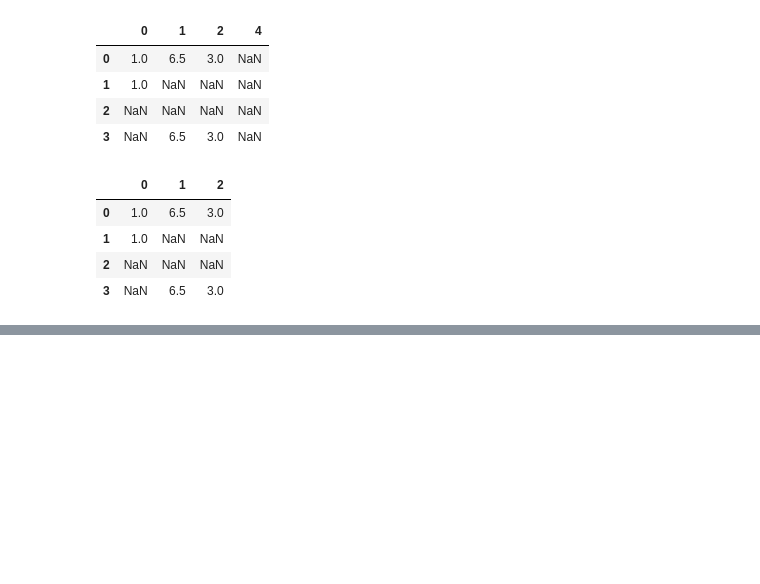
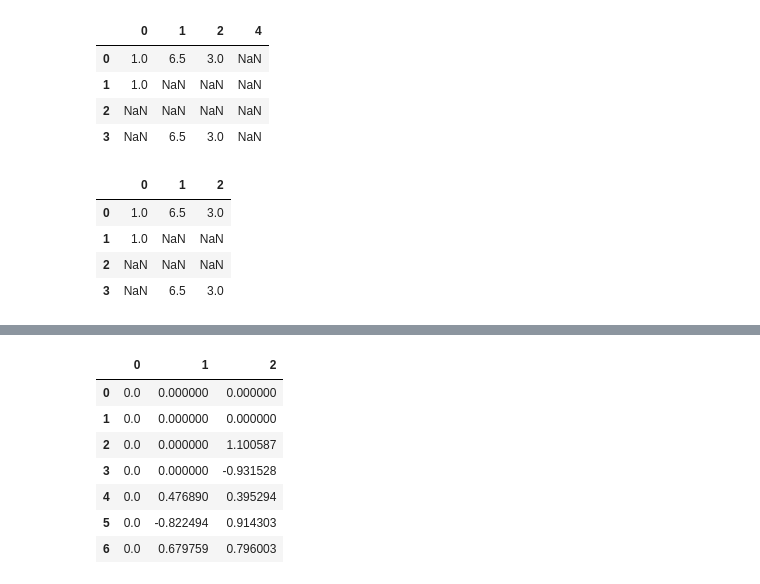
Before and after one commit to valdenio458/livro-python-para-analise-de-dados, a Jupyter notebook: capitulo_7.ipynb, the cells around one changed output, grey strips where cells are left out. Drawn from its saved outputs; the diff is of its cells as text; code cells hidden in the pictures; blank space fills up the shorter version.

```diff
--- a/capitulo_7.ipynb
+++ b/capitulo_7.ipynb
@@ -93,0 +124,12 @@ data.dropna(axis=1, how='all')
+# %%
+# Chamar fillna com uma constante como argumento, substitui valores ausentes por esse valor
+df.fillna(0)
+# %% [output]
+|  | 0 | 1 | 2 |
+| 0 | 0.0 | 0.000000 | 0.000000 |
+| 1 | 0.0 | 0.000000 | 0.000000 |
+| 2 | 0.0 | 0.000000 | 1.100587 |
+| 3 | 0.0 | 0.000000 | -0.931528 |
+| 4 | 0.0 | 0.476890 | 0.395294 |
+| 5 | 0.0 | -0.822494 | 0.914303 |
+| 6 | 0.0 | 0.679759 | 0.796003 |
```
Also changed, not shown: parts of 9 cells of this notebook.
